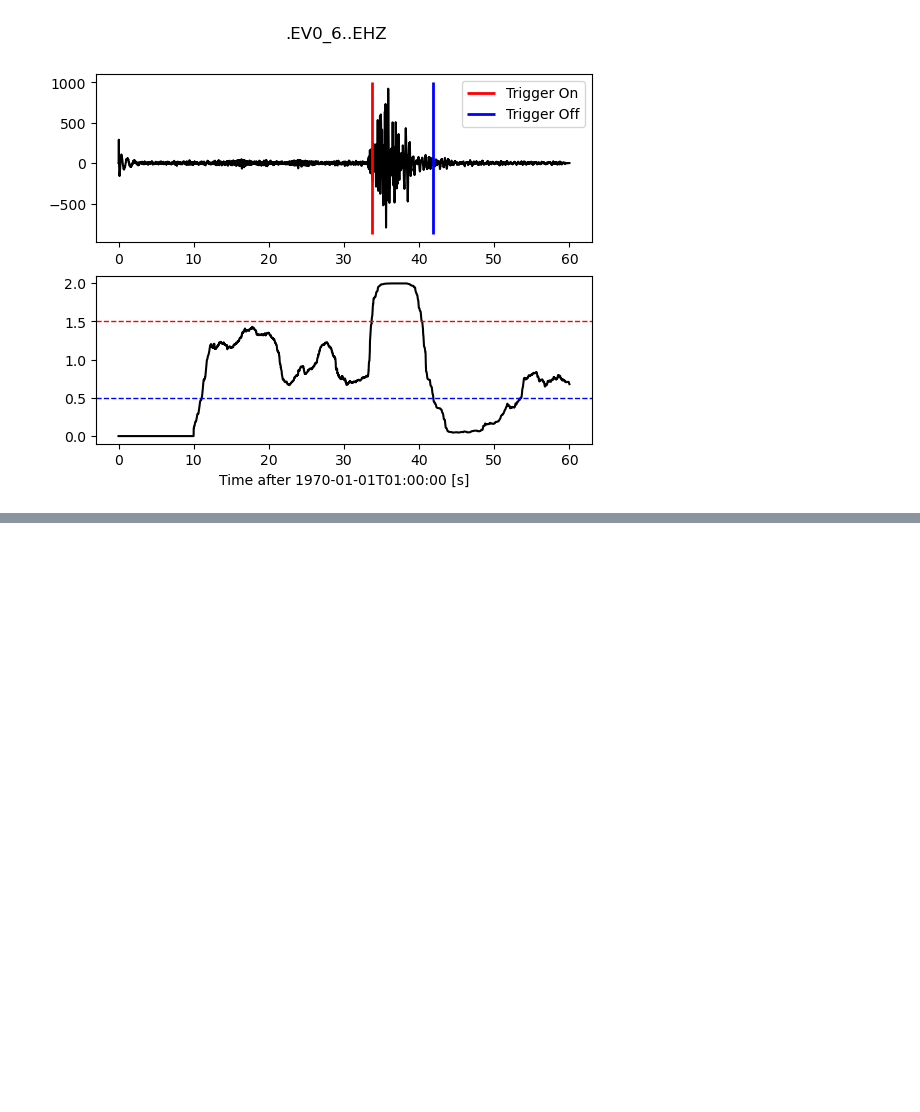
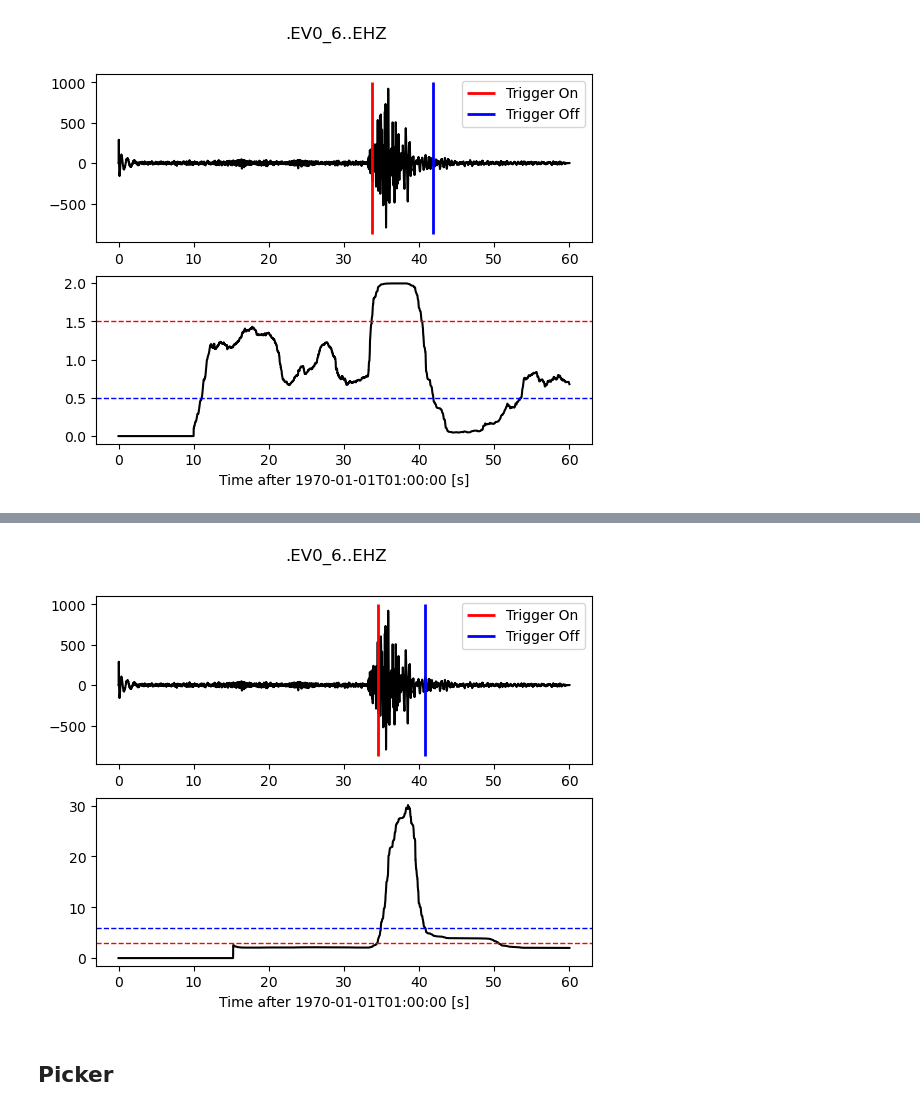
Before and after one commit to jcmefra/curso_python_git, a Jupyter notebook: modulo_3/obspy_3.ipynb, the cells around one changed output, grey strips where cells are left out. Saved outputs shown, nothing was run; the diff lists cells and outputs as text; code cells hidden in the pictures; blank space fills up the shorter version.

```diff
--- a/modulo_3/obspy_3.ipynb
+++ b/modulo_3/obspy_3.ipynb
@@ -67,0 +104,8 @@ plot_trigger(tr, cft, 1.5, 0.5)
+# %%
+cft = delayed_sta_lta(tr.data, int(5 * df), int(10 * df))
+# %%
+plot_trigger(tr, cft, 3, 6)
+# %% [output]
+[figure, added]
+# %% [markdown]
+## Picker
```
Also changed, not shown: parts of 21 cells of this notebook, 16 other files.
